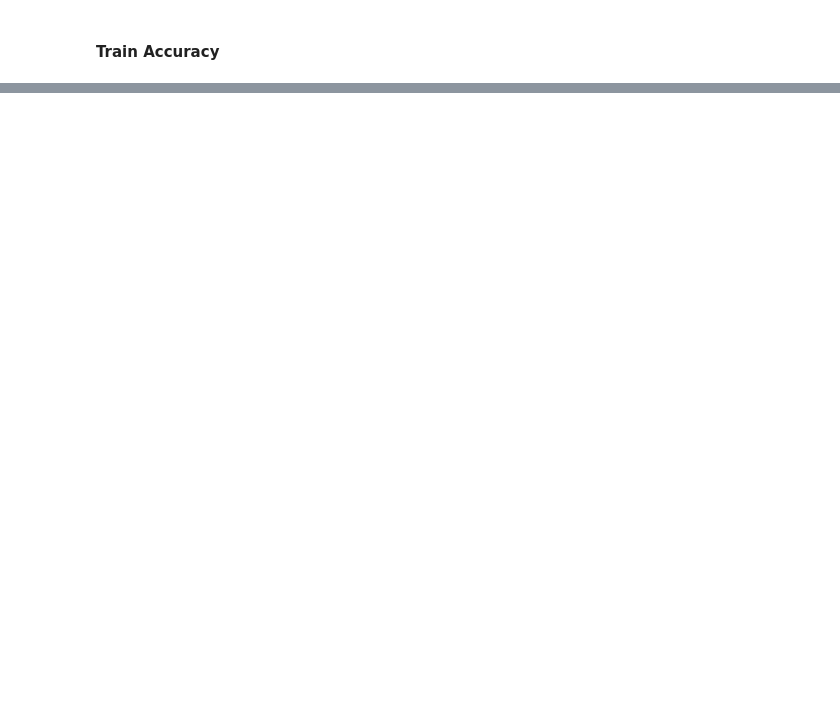
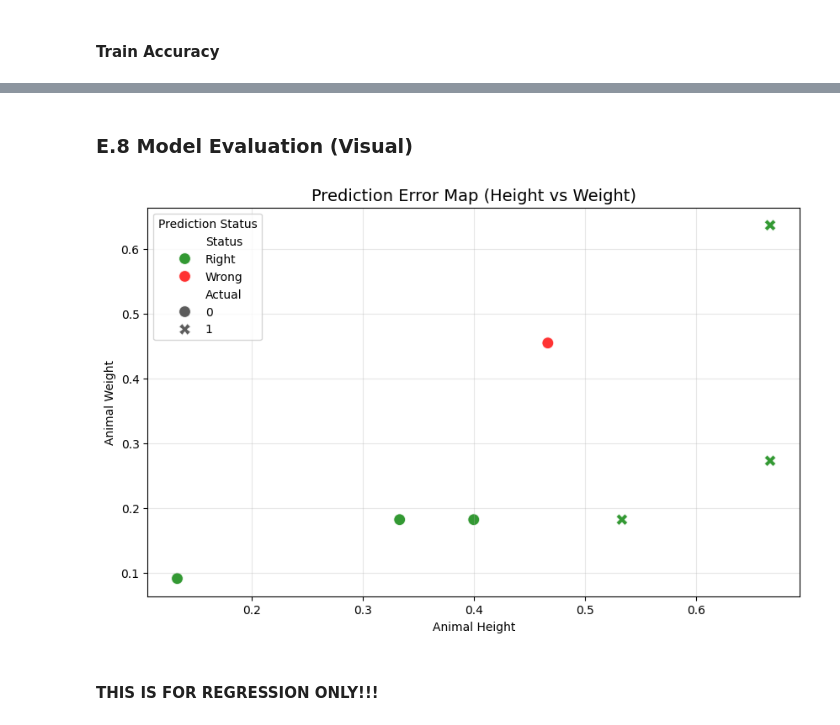
Before and after one commit to HablSank/1Day-1Dataset_MachineLearningProject, a Jupyter notebook: Day-1/KNN (Dogs or Cats)/catsanddogs.ipynb, the cells around one changed output, grey strips where cells are left out. Cells and saved outputs as stored; diff of their text form; code cells hidden in the pictures; blank space fills up the shorter version.

```diff
--- a/Day-1/KNN (Dogs or Cats)/catsanddogs.ipynb
+++ b/Day-1/KNN (Dogs or Cats)/catsanddogs.ipynb
@@ -489,0 +727,34 @@ np.float64(1.0)
+# %% [markdown]
+### E.8 Model Evaluation (Visual)
+# %%
+plot_data = pd.DataFrame({
+    'Height': X_test.iloc[:, 0], # Kolom ke-0
+    'Weight': X_test.iloc[:, 1], # Kolom ke-1
+    'Actual': y_test,
+    'Prediction': y_pred_test
+})
+
+plot_data['Status'] = np.where(plot_data['Actual'] == plot_data['Prediction'], 'Right', 'Wrong')
+
+plt.figure(figsize=(10, 6))
+sns.scatterplot(
+    data=plot_data,
+    x='Height',
+    y='Weight',
+    hue='Status',
+    style='Actual',
+    palette={'Right': 'green', 'Wrong': 'red'},
+    s=100,
+    alpha=0.8
+)
+
+plt.title('Prediction Error Map (Height vs Weight)', fontsize=14)
+plt.xlabel('Animal Height')
+plt.ylabel('Animal Weight')
+plt.legend(title='Prediction Status')
+plt.grid(True, alpha=0.3)
+plt.show()
+# %% [output]
+[figure, added]
+# %% [markdown]
+#### THIS IS FOR REGRESSION ONLY!!!
```
Also changed, not shown: parts of 20 cells of this notebook.
